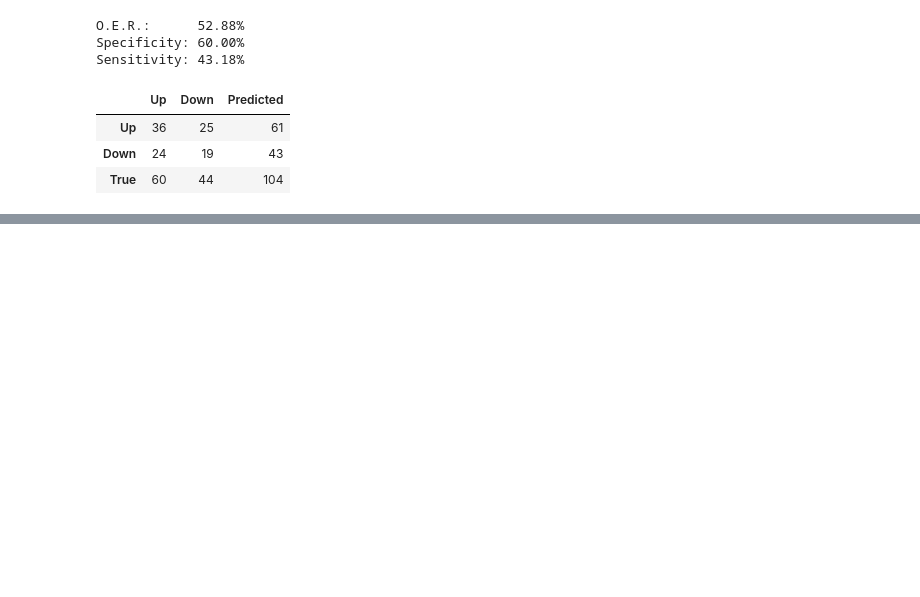
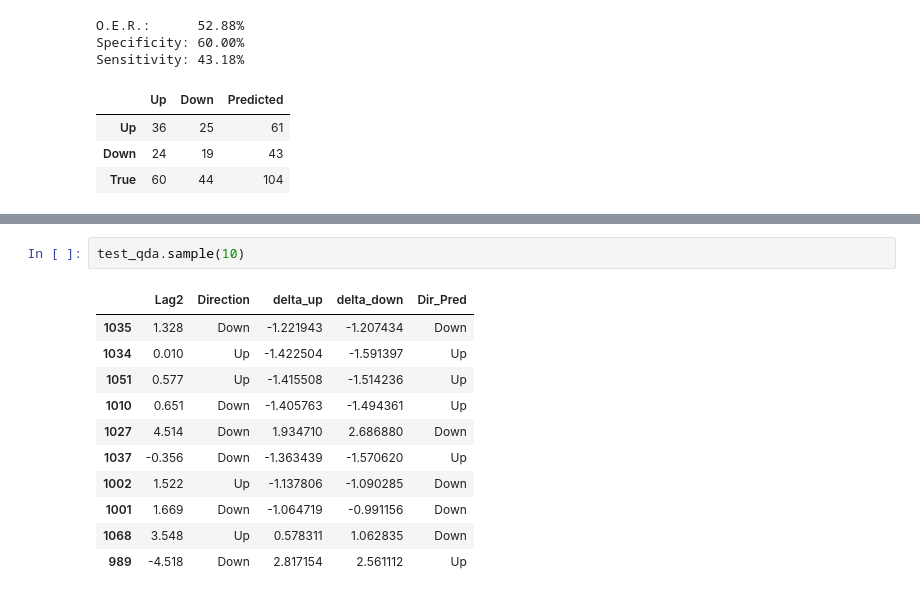
Before and after one commit to gerdm/ISLR, a Jupyter notebook: ex4.ipynb, the cells around one changed output, grey strips where cells are left out. Drawn from its saved outputs; the diff is of its cells as text; blank space fills up the shorter version.

```diff
--- a/ex4.ipynb
+++ b/ex4.ipynb
@@ -297,0 +348,14 @@ plt.show()
+# %%
+test_qda.sample(10)
+# %% [output]
+|  | Lag2 | Direction | delta_up | delta_down | Dir_Pred |
+| 1035 | 1.328 | Down | -1.221943 | -1.207434 | Down |
+| 1034 | 0.010 | Up | -1.422504 | -1.591397 | Up |
+| 1051 | 0.577 | Up | -1.415508 | -1.514236 | Up |
+| 1010 | 0.651 | Down | -1.405763 | -1.494361 | Up |
+| 1027 | 4.514 | Down | 1.934710 | 2.686880 | Down |
+| 1037 | -0.356 | Down | -1.363439 | -1.570620 | Up |
+| 1002 | 1.522 | Up | -1.137806 | -1.090285 | Down |
+| 1001 | 1.669 | Down | -1.064719 | -0.991156 | Down |
+| 1068 | 3.548 | Up | 0.578311 | 1.062835 | Down |
+| 989 | -4.518 | Down | 2.817154 | 2.561112 | Up |
```
Also changed, not shown: parts of 16 cells of this notebook, 1 other file.
